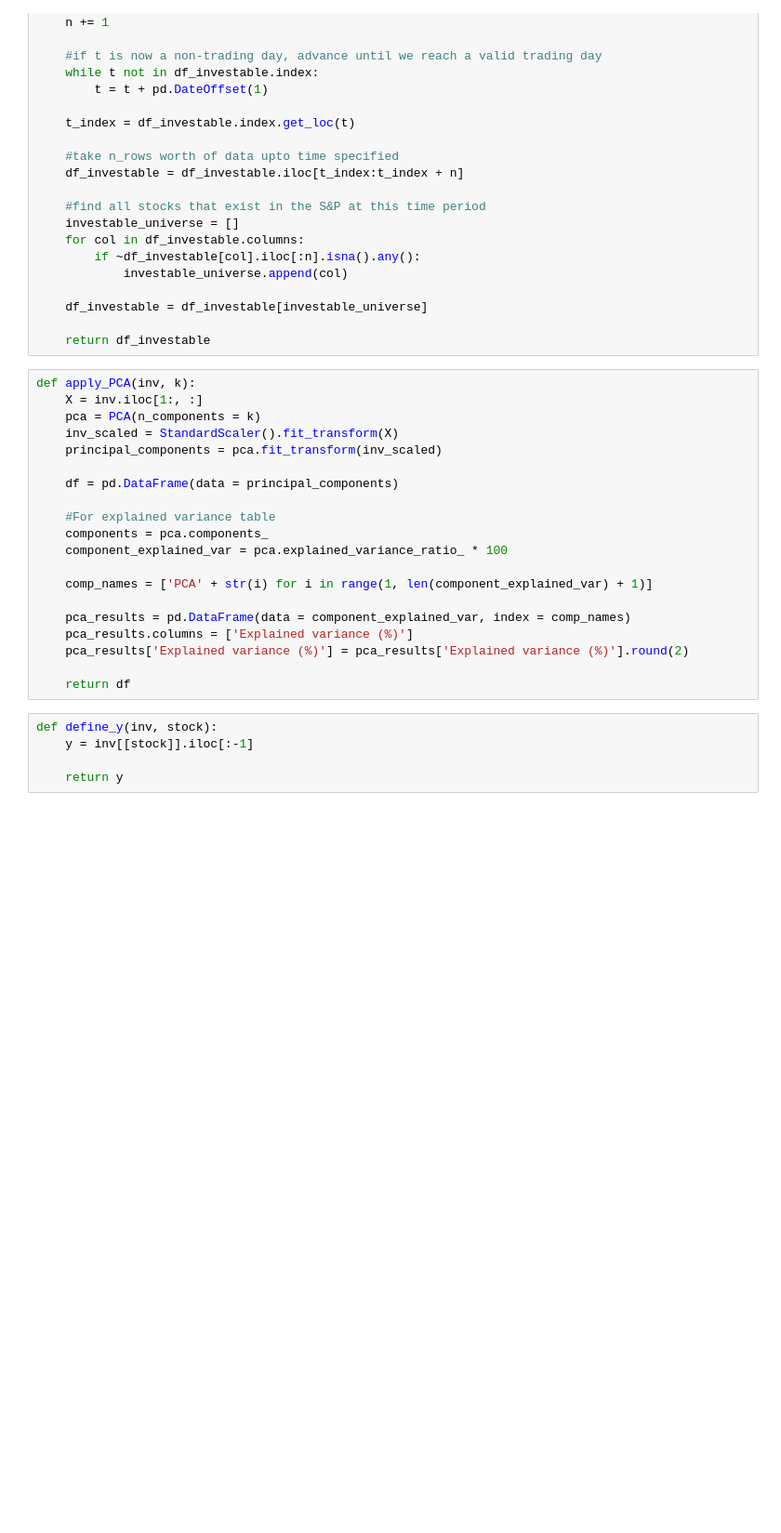
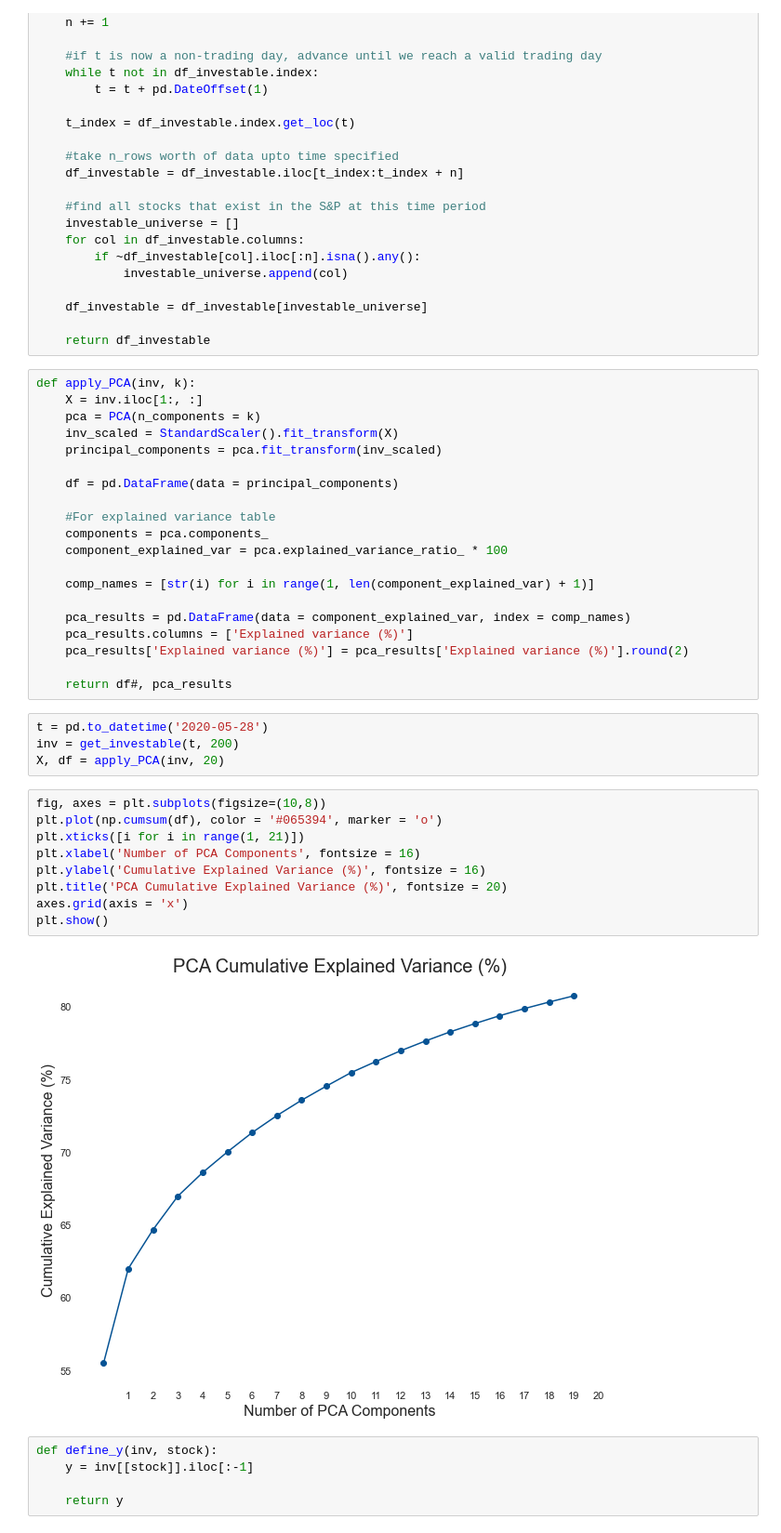
Before and after one commit to jeremylee73/differential-capital, a Jupyter notebook: Integrated Model-Linear.ipynb, the cells around one changed output. Shown at 93% size. Cells and saved outputs as stored; diff of their text form; blank space fills up the shorter version.

Commit message:
integrated model results

```diff
--- a/Integrated Model-Linear.ipynb
+++ b/Integrated Model-Linear.ipynb
@@ -83,13 +83,28 @@ def apply_PCA(inv, k):
     components = pca.components_
     component_explained_var = pca.explained_variance_ratio_ * 100
 
-    comp_names = ['PCA' + str(i) for i in range(1, len(component_explained_var) + 1)]
+    comp_names = [str(i) for i in range(1, len(component_explained_var) + 1)]
 
     pca_results = pd.DataFrame(data = component_explained_var, index = comp_names)
     pca_results.columns = ['Explained variance (%)']
     pca_results['Explained variance (%)'] = pca_results['Explained variance (%)'].round(2)
 
-    return df
+    return df#, pca_results
+# %%
+t = pd.to_datetime('2020-05-28')
+inv = get_investable(t, 200)
+X, df = apply_PCA(inv, 20)
+# %%
+fig, axes = plt.subplots(figsize=(10,8))
+plt.plot(np.cumsum(df), color = '#065394', marker = 'o')
+plt.xticks([i for i in range(1, 21)])
+plt.xlabel('Number of PCA Components', fontsize = 16)
+plt.ylabel('Cumulative Explained Variance (%)', fontsize = 16)
+plt.title('PCA Cumulative Explained Variance (%)', fontsize = 20)
+axes.grid(axis = 'x')
+plt.show()
+# %% [output]
+[figure, added]
 # %%
 def define_y(inv, stock):
     y = inv[[stock]].iloc[:-1]
```
Also changed, not shown: parts of 1 cell of this notebook.
